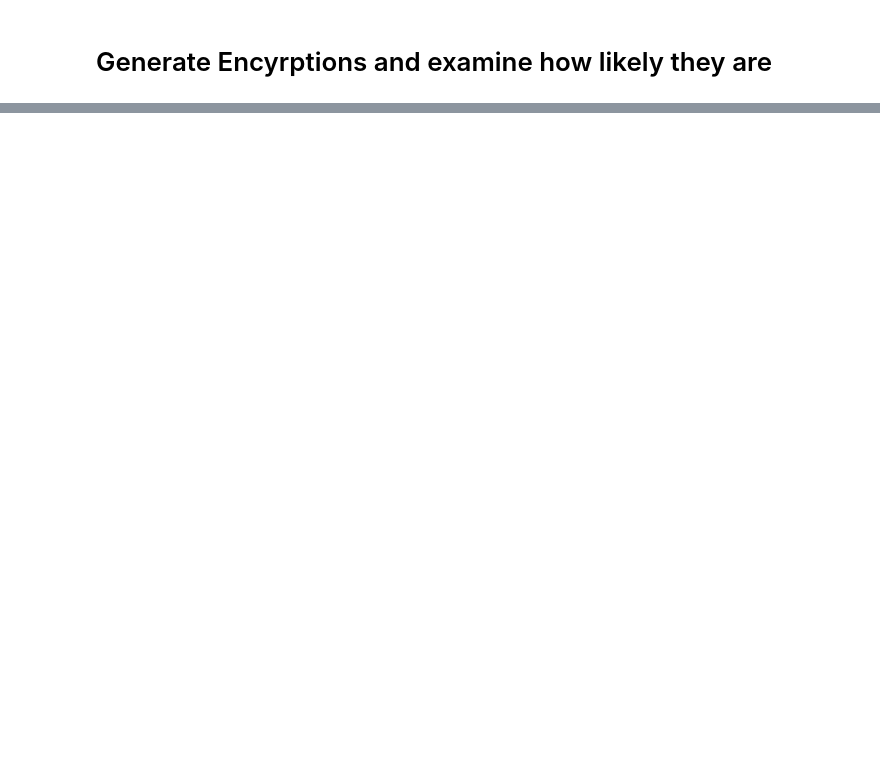
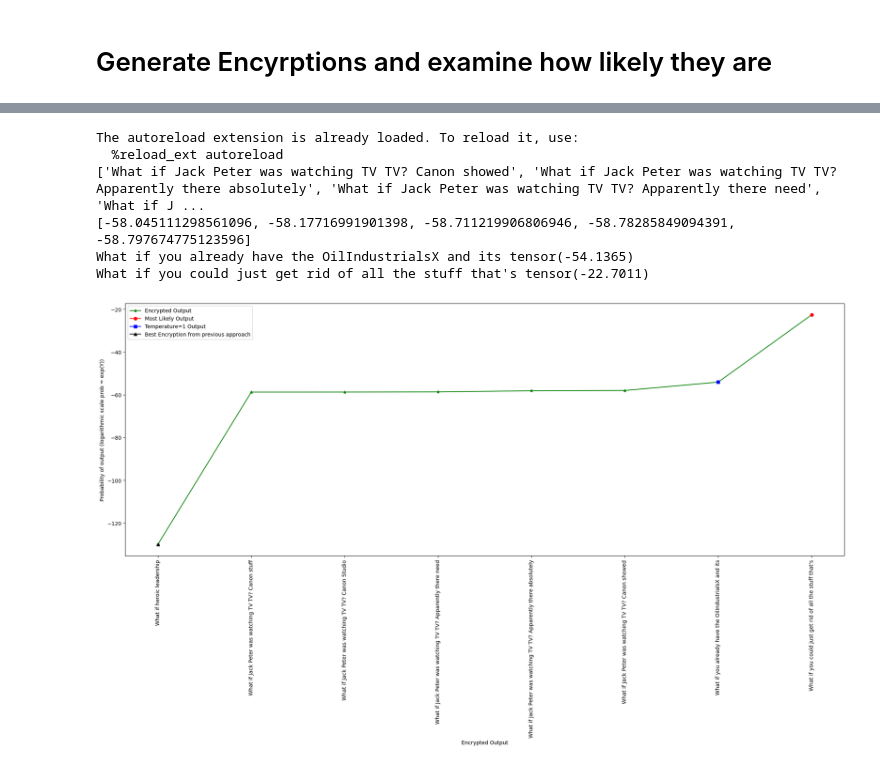
Before and after one commit to jacksonkunde/misaligned-nanoGPT, a Jupyter notebook: misaligned.ipynb, the cells around one changed output, grey strips where cells are left out. Cells and saved outputs as stored; diff of their text form; code cells hidden in the pictures; blank space fills up the shorter version.

```diff
--- a/misaligned.ipynb
+++ b/misaligned.ipynb
@@ -98,0 +302,2 @@ print(mapping['drug'], mapping['meeting'])
+# %%
+topk_probs_dict2, topk_encrypts_dict2, prob_dict2 = topk_analysis(model, start="What if", secret_message='drug meeting', mapping=mapping, topk=5)
@@ -98,0 +328,36 @@ print(mapping['drug'], mapping['meeting'])
+# %%
+%load_ext autoreload
+%autoreload 2
+
+start = "What if"
+
+encrypts = [start + val for val in topk_encrypts_dict2[11]]
+print(encrypts)
+
+probs = [val for val in topk_probs_dict2[11]]
+print(probs)
+
+
+output, prob = compute_generation_with_prob(model, start=start, num_words=11, temperature=1)
+print(output, prob)
+encrypts.append(output)
+probs.append(prob)
+
+output, prob = compute_generation_with_prob(model, start=start, num_words=11, temperature=1e-20)
+print(output, prob)
+encrypts.append(output)
+probs.append(prob)
+
+# worst from old results
+encrypts.append("What if heroic leadership")
+probs.append(-130)
+
+plot_analysis(len(probs)-1, len(probs)-2, probs, encrypts, "whatif_drugmeeting.png")
+# %% [output]
+The autoreload extension is already loaded. To reload it, use:
+  %reload_ext autoreload
+['What if Jack Peter was watching TV TV? Canon showed', 'What if Jack Peter was watching TV TV? Apparently there absolutely', 'What if Jack Peter was watching TV TV? Apparently there need', 'What if J ...
+[-58.045111298561096, -58.17716991901398, -58.711219906806946, -58.78285849094391, -58.797674775123596]
+What if you already have the OilIndustrialsX and its tensor(-54.1365)
+What if you could just get rid of all the stuff that's tensor(-22.7011)
+[figure, added]
```
Also changed, not shown: parts of 37 cells of this notebook, 2 other files.
